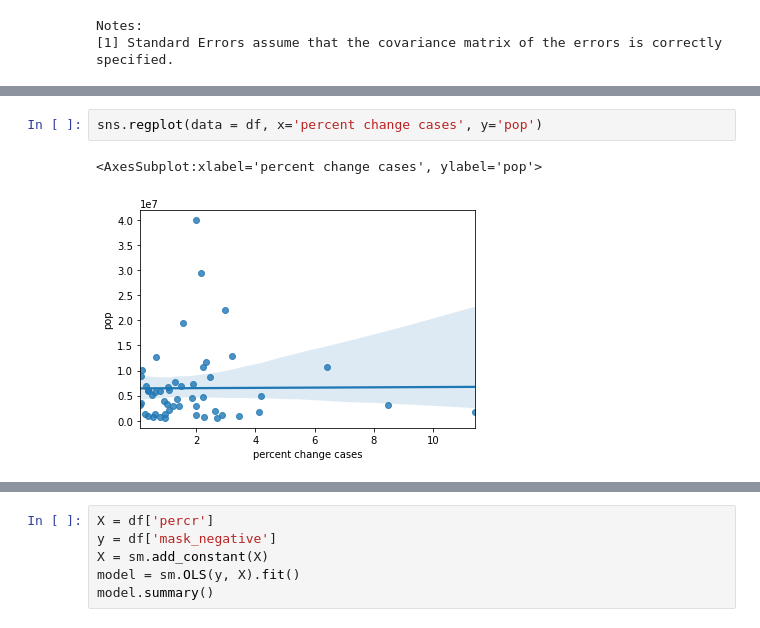
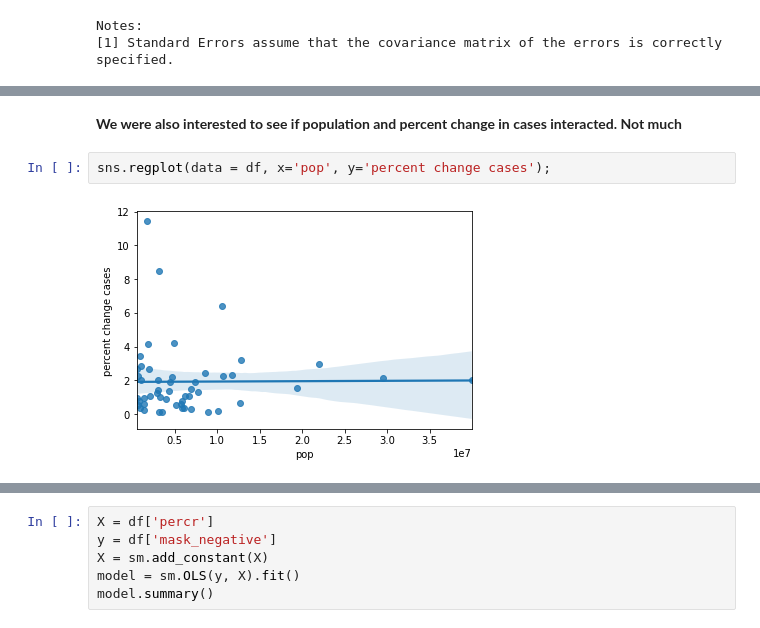
Before and after one commit to vmohan96/Decoding-COVID-19, a Jupyter notebook: 03.1-Modeling-alex.ipynb, the cells around one changed output, grey strips where cells are left out. Saved outputs shown, nothing was run; the diff lists cells and outputs as text.

```diff
--- a/03.1-Modeling-alex.ipynb
+++ b/03.1-Modeling-alex.ipynb
@@ -54,5 +83,6 @@ plt.savefig('neg_mask_cases.png')
+# %% [markdown]
+**We were also interested to see if population and percent change in cases interacted. Not much**
 # %%
-sns.regplot(data = df, x='percent change cases', y='pop')
+sns.regplot(data = df, x='pop', y='percent change cases');
 # %% [output]
-<AxesSubplot:xlabel='percent change cases', ylabel='pop'>
-[figure, old version]
+[figure, new version]
```
Also changed, not shown: parts of 21 cells of this notebook, 4 other files.
